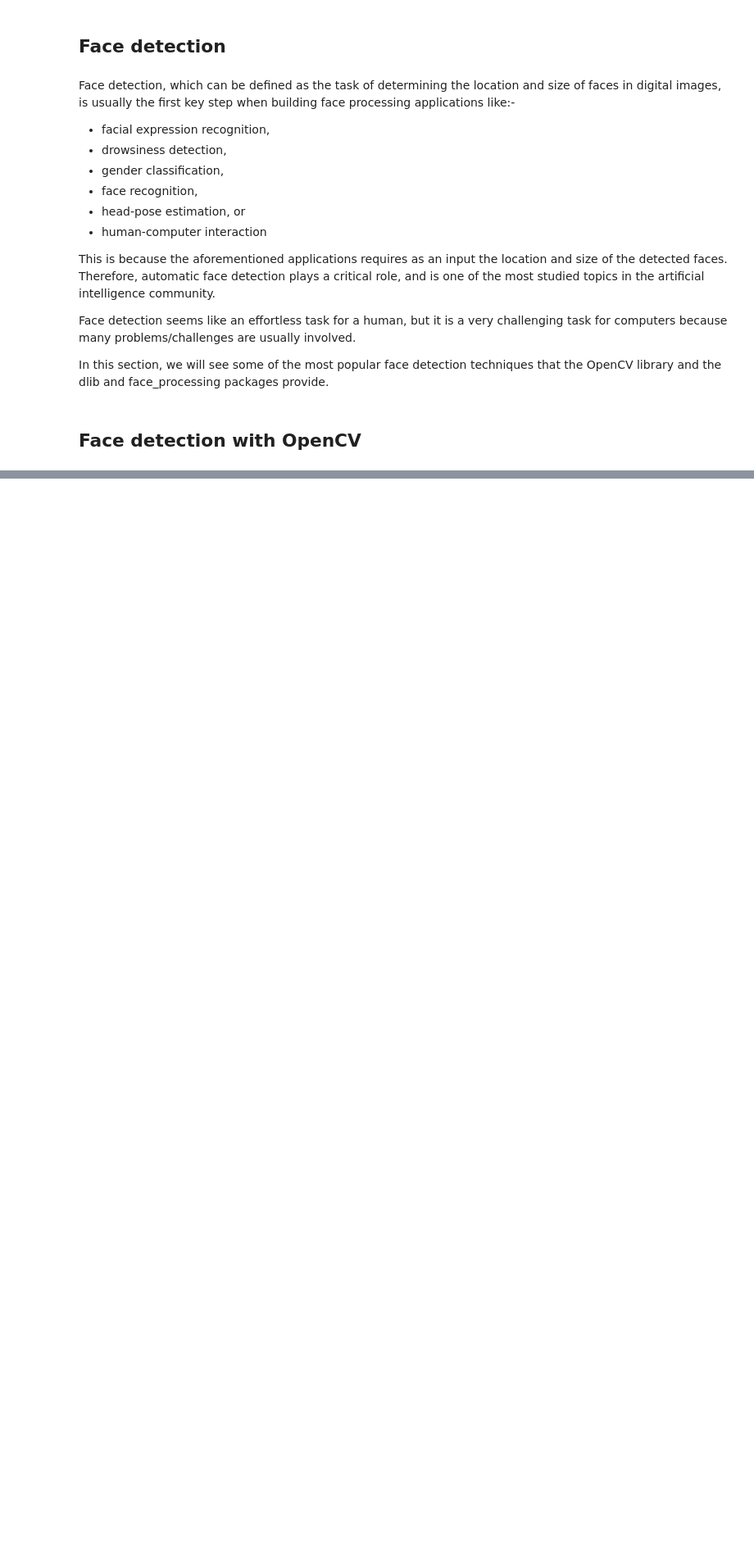
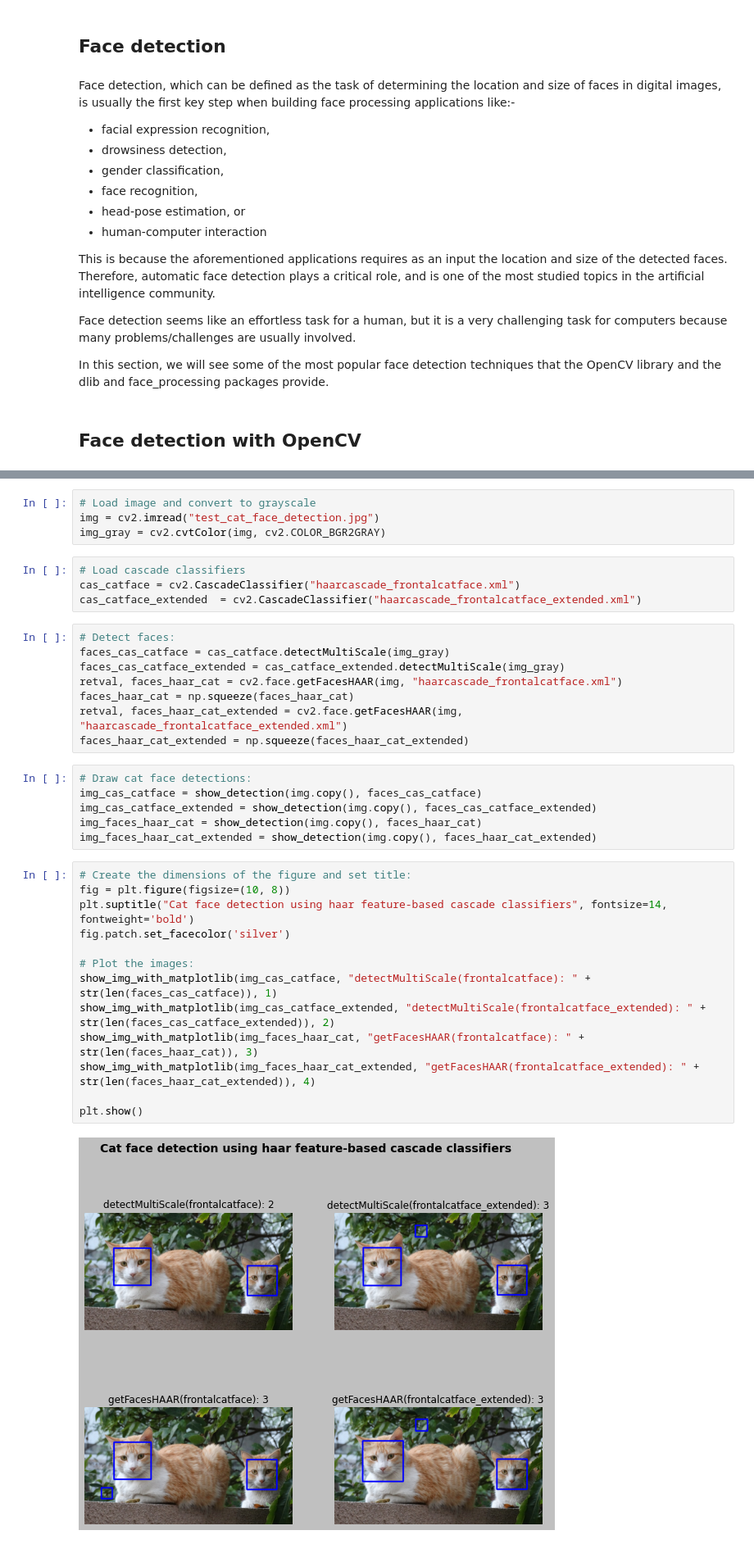
Before and after one commit to rahiakela/opencv-projects-and-guide, a Jupyter notebook: mastering-opencv4-with-python/11-face-detection-tracking-and-recognition/1_face_detection.ipynb, the cells around one changed output, grey strips where cells are left out. Shown at 82% size. Saved outputs shown, nothing was run; the diff lists cells and outputs as text; blank space fills up the shorter version.

```diff
--- a/mastering-opencv4-with-python/11-face-detection-tracking-and-recognition/1_face_detection.ipynb
+++ b/mastering-opencv4-with-python/11-face-detection-tracking-and-recognition/1_face_detection.ipynb
@@ -108,0 +224,37 @@ features
+# %%
+# Load image and convert to grayscale
+img = cv2.imread("test_cat_face_detection.jpg")
+img_gray = cv2.cvtColor(img, cv2.COLOR_BGR2GRAY)
+# %%
+# Load cascade classifiers
+cas_catface = cv2.CascadeClassifier("haarcascade_frontalcatface.xml")
+cas_catface_extended  = cv2.CascadeClassifier("haarcascade_frontalcatface_extended.xml")
+# %%
+# Detect faces:
+faces_cas_catface = cas_catface.detectMultiScale(img_gray)
+faces_cas_catface_extended = cas_catface_extended.detectMultiScale(img_gray)
+retval, faces_haar_cat = cv2.face.getFacesHAAR(img, "haarcascade_frontalcatface.xml")
+faces_haar_cat = np.squeeze(faces_haar_cat)
+retval, faces_haar_cat_extended = cv2.face.getFacesHAAR(img, "haarcascade_frontalcatface_extended.xml")
+faces_haar_cat_extended = np.squeeze(faces_haar_cat_extended)
+# %%
+# Draw cat face detections:
+img_cas_catface = show_detection(img.copy(), faces_cas_catface)
+img_cas_catface_extended = show_detection(img.copy(), faces_cas_catface_extended)
+img_faces_haar_cat = show_detection(img.copy(), faces_haar_cat)
+img_faces_haar_cat_extended = show_detection(img.copy(), faces_haar_cat_extended)
+# %%
+# Create the dimensions of the figure and set title:
+fig = plt.figure(figsize=(10, 8))
+plt.suptitle("Cat face detection using haar feature-based cascade classifiers", fontsize=14, fontweight='bold')
+fig.patch.set_facecolor('silver')
+
+# Plot the images:
+show_img_with_matplotlib(img_cas_catface, "detectMultiScale(frontalcatface): " + str(len(faces_cas_catface)), 1)
+show_img_with_matplotlib(img_cas_catface_extended, "detectMultiScale(frontalcatface_extended): " + str(len(faces_cas_catface_extended)), 2)
+show_img_with_matplotlib(img_faces_haar_cat, "getFacesHAAR(frontalcatface): " + str(len(faces_haar_cat)), 3)
+show_img_with_matplotlib(img_faces_haar_cat_extended, "getFacesHAAR(frontalcatface_extended): " + str(len(faces_haar_cat_extended)), 4)
+
+plt.show()
+# %% [output]
+[figure, added]
```
Also changed, not shown: parts of 25 cells of this notebook.
